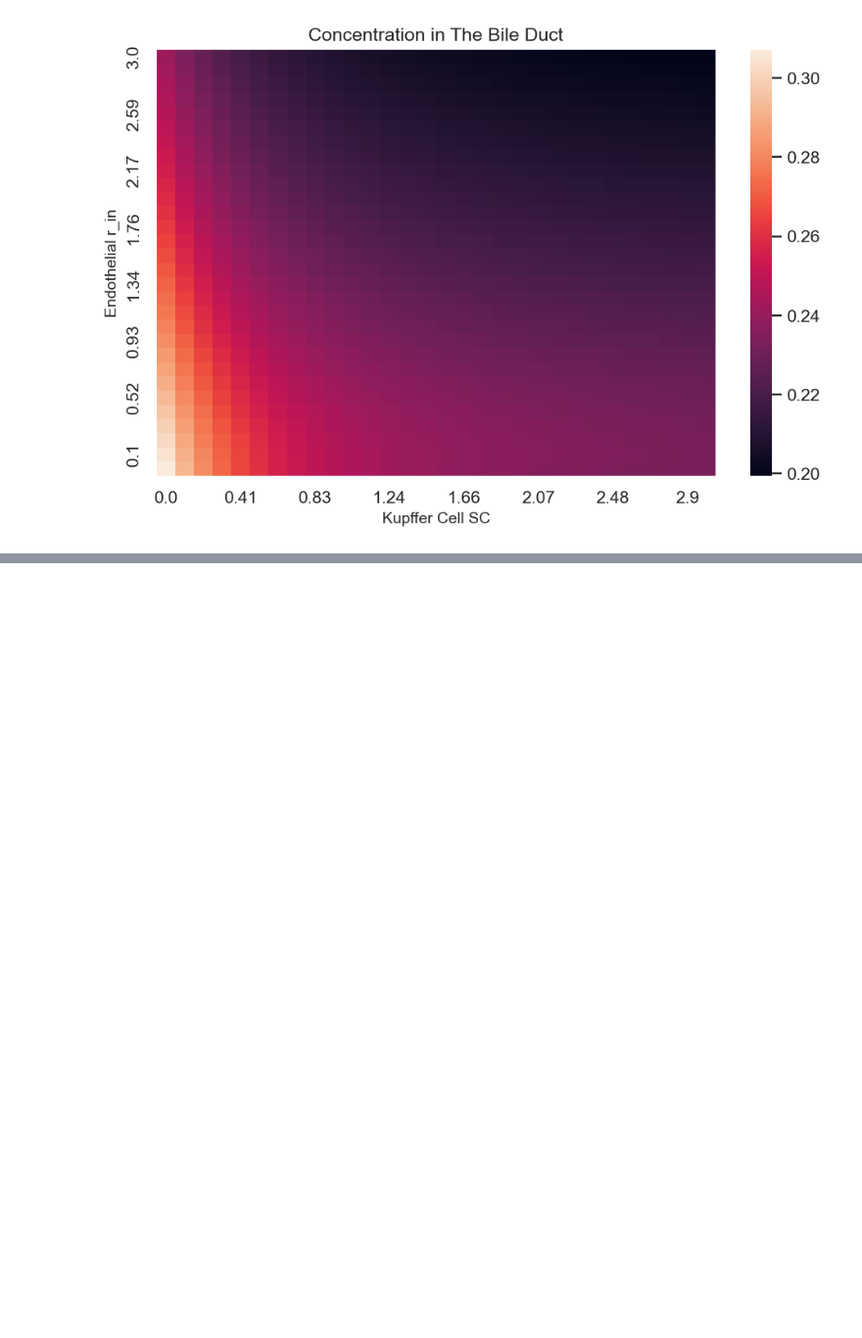
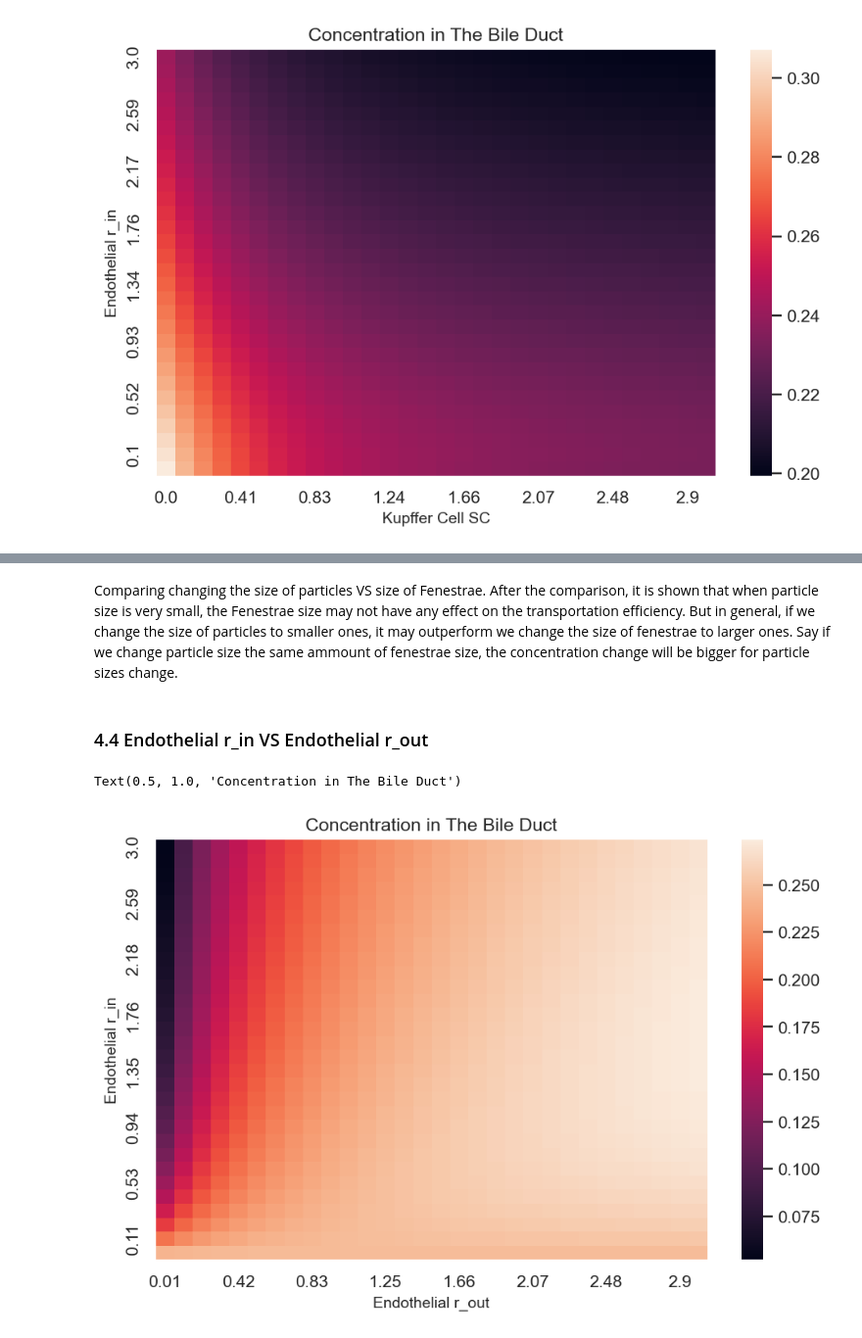
Before and after one commit to lich2000117/NanoParticles-Modelling, a Jupyter notebook: Code/Final_Model.ipynb, the cells around one changed output, grey strips where cells are left out. Shown at 98% size. Cells and saved outputs as stored; diff of their text form; code cells hidden in the pictures; blank space fills up the shorter version.

```diff
--- a/Code/Final_Model.ipynb
+++ b/Code/Final_Model.ipynb
@@ -959,0 +1189,5 @@ Text(0.5, 1.0, 'Concentration in The Bile Duct')
+# %% [markdown]
+Comparing changing the size of particles VS size of Fenestrae.  After the comparison, it is shown that when particle size is very small, the Fenestrae size may not have any effect on the transportation efficiency.
+But in general, if we change the size of particles to smaller ones, it may outperform we change the size of fenestrae to larger ones. Say if we change particle size the same ammount of fenestrae size, the concentration change will be bigger for particle sizes change.
+# %% [markdown]
+### 4.4 Endothelial r_in VS Endothelial r_out
@@ -959,0 +1245,45 @@ Text(0.5, 1.0, 'Concentration in The Bile Duct')
+# %%
+
+data_range = [0.01,2]
+num_data = 30
+
+"""A code that takes an ode model and its single attribute,
+try every value for that attribute in a range,
+    return a list of concentration for further compare use."""
+new_particle_data = copy.deepcopy(particle_data)
+new_fluid_data = copy.deepcopy(fluid_data)
+new_cell_data = copy.deepcopy(cell_data)
+Endothelial_in_list = []
+
+## Change of Endothelial Rate, iterate each row
+result_matrix=[]
+for i in np.linspace(data_range[0], data_range[1], num_data):
+    new_row=[]
+    new_cell_data["Endothelial"]["rate_in"] = i
+    for i in np.linspace(data_range[0], data_range[1], num_data):
+        ## Change of Kupffer Cell Size, iterate each column of a row
+        new_cell_data["Endothelial"]["rate_out"] = i
+        new_ode = Init_Solve_ODE_Equilibrium(new_particle_data, new_fluid_data, new_cell_data)
+        new_ode.solve()
+        new_row.append(new_ode.get_concentration(new_ode.BileDuct))   ## save it to list
+    if len(result_matrix) > 0:
+        result_matrix = np.vstack([result_matrix, new_row])
+    else:
+        result_matrix = new_row
+# %%
+## Convert Data to DataFrome object
+import pandas as pd
+data = pd.DataFrame(result_matrix)
+data.columns = np.linspace(data_range[0], data_range[1], num_data).round(2)
+data.index = np.linspace(data_range[0], data_range[1], num_data).round(2)
+data = data.iloc[::-1]
+
+## Plot
+plt.figure(figsize=(8, 5))
+ax = sns.heatmap(data,  xticklabels = 4, yticklabels = 4)
+ax.set_xlabel('Endothelial r_out', fontsize=10)
+ax.set_ylabel('Endothelial r_in', fontsize=10)
+ax.set_title('Concentration in The Bile Duct')
+# %% [output]
+Text(0.5, 1.0, 'Concentration in The Bile Duct')
+[figure, added]
```
Also changed, not shown: parts of 20 cells of this notebook, 3 other files.
